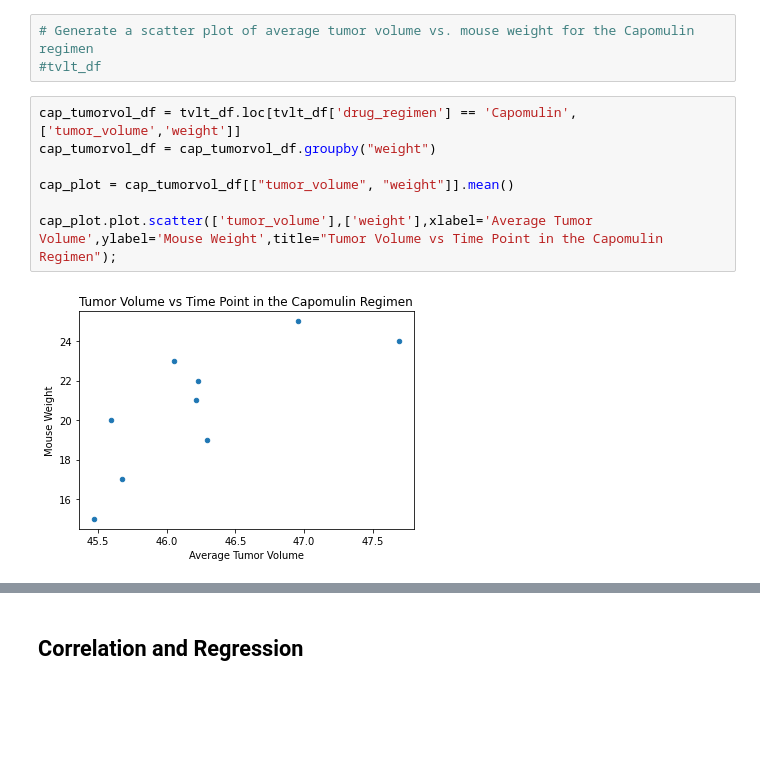
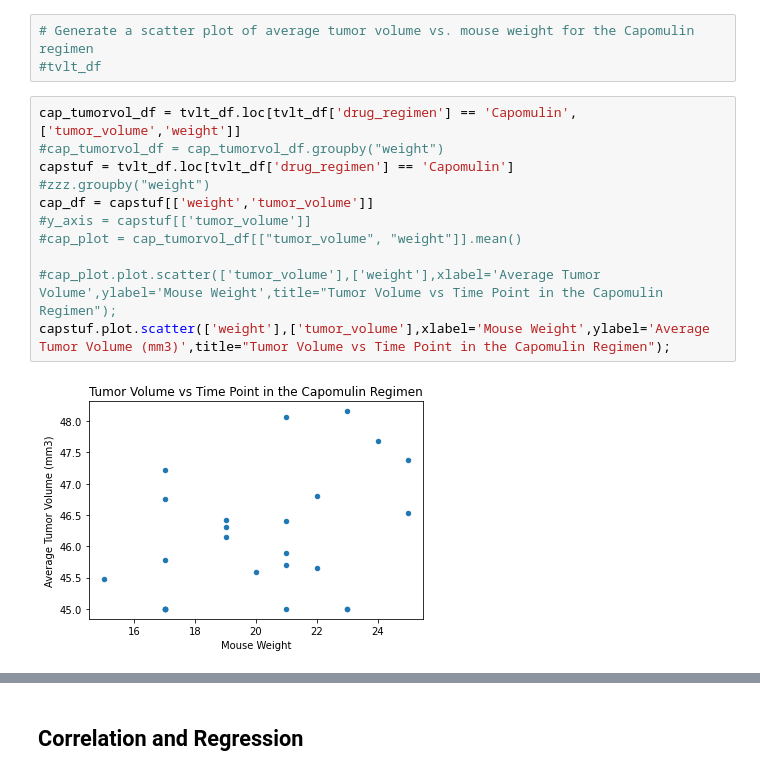
Before and after one commit to usa4148/the-power-of-plots, a Jupyter notebook: pymaceuticals_starter.ipynb, the cells around one changed output, grey strips where cells are left out. Drawn from its saved outputs; the diff is of its cells as text; blank space fills up the shorter version.

```diff
--- a/pymaceuticals_starter.ipynb
+++ b/pymaceuticals_starter.ipynb
@@ -394,10 +361,14 @@ mousedata_df.set_index('timepoint').plot(xlabel='Timepoint',ylabel='Tumor Volume
 #tvlt_df
 # %%
 cap_tumorvol_df = tvlt_df.loc[tvlt_df['drug_regimen'] == 'Capomulin',['tumor_volume','weight']]
-cap_tumorvol_df = cap_tumorvol_df.groupby("weight")
+#cap_tumorvol_df = cap_tumorvol_df.groupby("weight")
+capstuf = tvlt_df.loc[tvlt_df['drug_regimen'] == 'Capomulin']
+#zzz.groupby("weight")
+cap_df = capstuf[['weight','tumor_volume']]
+#y_axis = capstuf[['tumor_volume']]
+#cap_plot = cap_tumorvol_df[["tumor_volume", "weight"]].mean()
 
-cap_plot = cap_tumorvol_df[["tumor_volume", "weight"]].mean()
-
-cap_plot.plot.scatter(['tumor_volume'],['weight'],xlabel='Average Tumor Volume',ylabel='Mouse Weight',title="Tumor Volume vs Time Point in the Capomulin Regimen");
+#cap_plot.plot.scatter(['tumor_volume'],['weight'],xlabel='Average Tumor Volume',ylabel='Mouse Weight',title="Tumor Volume vs Time Point in the Capomulin Regimen");
+capstuf.plot.scatter(['weight'],['tumor_volume'],xlabel='Mouse Weight',ylabel='Average Tumor Volume (mm3)',title="Tumor Volume vs Time Point in the Capomulin Regimen");
 # %% [output]
-[figure, old version]
+[figure, new version]
```
Also changed, not shown: parts of 9 cells of this notebook.
